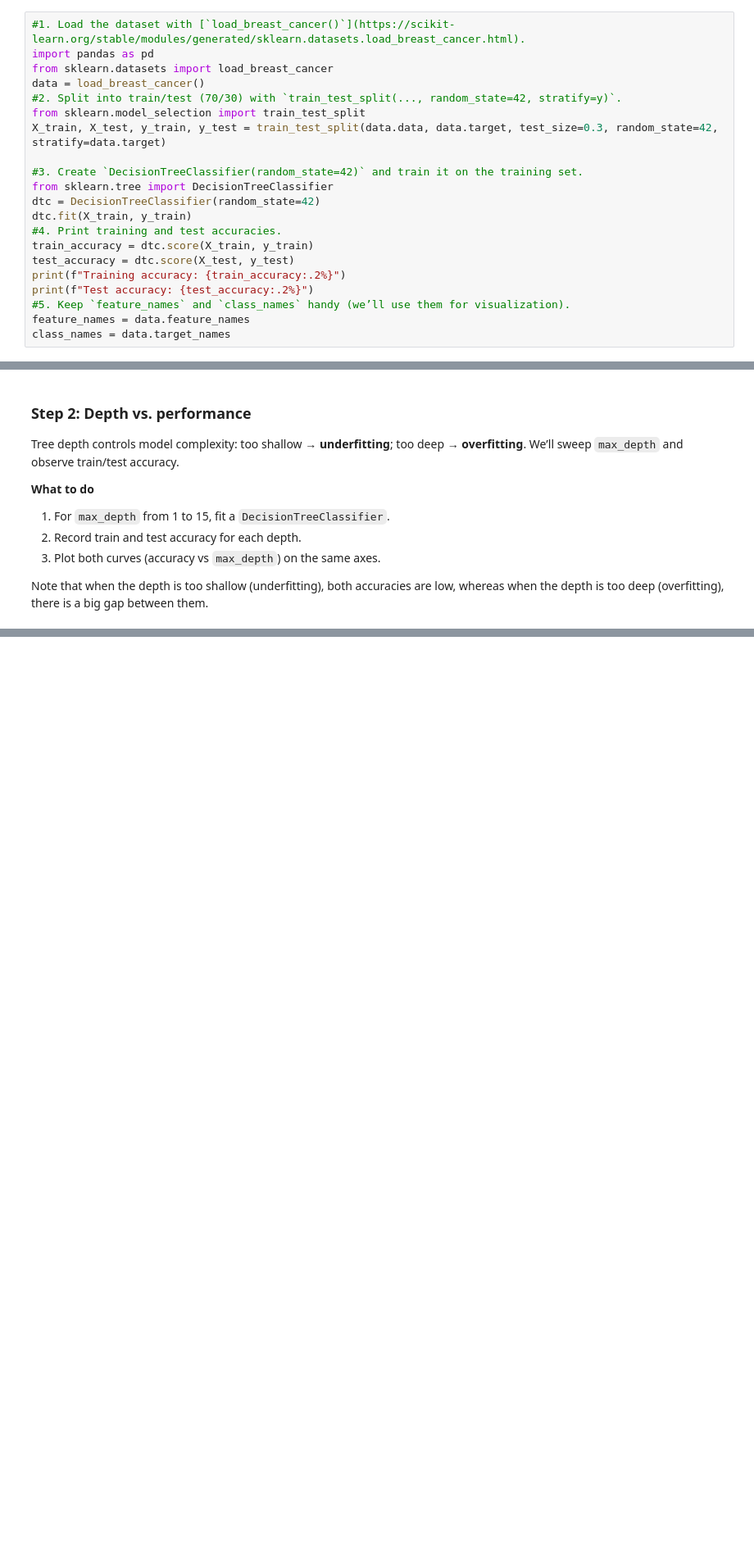
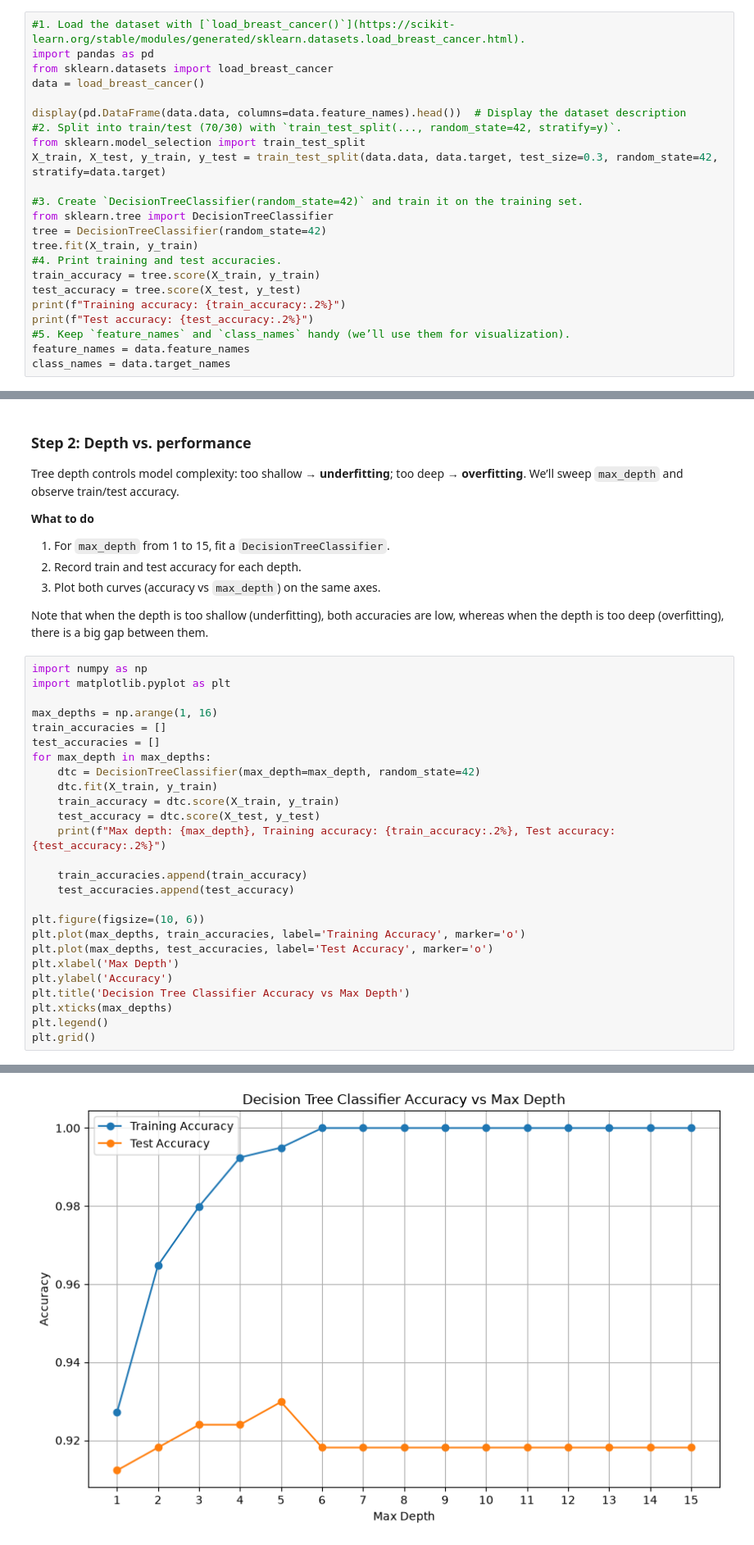
Before and after one commit to altamirano146080/foundations-machine-learning-practices, a Jupyter notebook: Practice_01/01_03_Decision_trees.ipynb, the cells around one changed output, grey strips where cells are left out. Shown at 82% size. Drawn from its saved outputs; the diff is of its cells as text; blank space fills up the shorter version.

```diff
--- a/Practice_01/01_03_Decision_trees.ipynb
+++ b/Practice_01/01_03_Decision_trees.ipynb
@@ -20,17 +20,19 @@ We’ll start with a real, tabular dataset ([Breast Cancer Wisconsin](https://sc
 import pandas as pd
 from sklearn.datasets import load_breast_cancer
 data = load_breast_cancer()
+
+display(pd.DataFrame(data.data, columns=data.feature_names).head())  # Display the dataset description
 #2. Split into train/test (70/30) with `train_test_split(..., random_state=42, stratify=y)`.
 from sklearn.model_selection import train_test_split
 X_train, X_test, y_train, y_test = train_test_split(data.data, data.target, test_size=0.3, random_state=42, stratify=data.target)
 
 #3. Create `DecisionTreeClassifier(random_state=42)` and train it on the training set.
 from sklearn.tree import DecisionTreeClassifier
-dtc = DecisionTreeClassifier(random_state=42)
-dtc.fit(X_train, y_train)
+tree = DecisionTreeClassifier(random_state=42)
+tree.fit(X_train, y_train)
 #4. Print training and test accuracies.
-train_accuracy = dtc.score(X_train, y_train)
-test_accuracy = dtc.score(X_test, y_test)
+train_accuracy = tree.score(X_train, y_train)
+test_accuracy = tree.score(X_test, y_test)
 print(f"Training accuracy: {train_accuracy:.2%}")
 print(f"Test accuracy: {test_accuracy:.2%}")
 #5. Keep `feature_names` and `class_names` handy (we’ll use them for visualization).
@@ -47,3 +59,30 @@ Tree depth controls model complexity: too shallow → **underfitting**; too deep
 3. Plot both curves (accuracy vs `max_depth`) on the same axes.
 
 Note that when the depth is too shallow (underfitting), both accuracies are low, whereas when the depth is too deep (overfitting), there is a big gap between them.
+# %%
+import numpy as np
+import matplotlib.pyplot as plt
+
+max_depths = np.arange(1, 16)
+train_accuracies = []
+test_accuracies = []
+for max_depth in max_depths:
+    dtc = DecisionTreeClassifier(max_depth=max_depth, random_state=42)
+    dtc.fit(X_train, y_train)
+    train_accuracy = dtc.score(X_train, y_train)
+    test_accuracy = dtc.score(X_test, y_test)
+    print(f"Max depth: {max_depth}, Training accuracy: {train_accuracy:.2%}, Test accuracy: {test_accuracy:.2%}")
+
+    train_accuracies.append(train_accuracy)
+    test_accuracies.append(test_accuracy)
+
+plt.figure(figsize=(10, 6))
+plt.plot(max_depths, train_accuracies, label='Training Accuracy', marker='o')
+plt.plot(max_depths, test_accuracies, label='Test Accuracy', marker='o')
+plt.xlabel('Max Depth')
+plt.ylabel('Accuracy')
+plt.title('Decision Tree Classifier Accuracy vs Max Depth')
+plt.xticks(max_depths)
+plt.legend()
+plt.grid()
+# %% [output]
@@ -50,3 +104,4 @@ Note that when the depth is too shallow (underfitting), both accuracies are low,
+[figure, added]
 # %% [markdown]
 ### Step 3: Visualize the learned tree (structure and rules)
 
```
Also changed, not shown: parts of 5 cells of this notebook.
